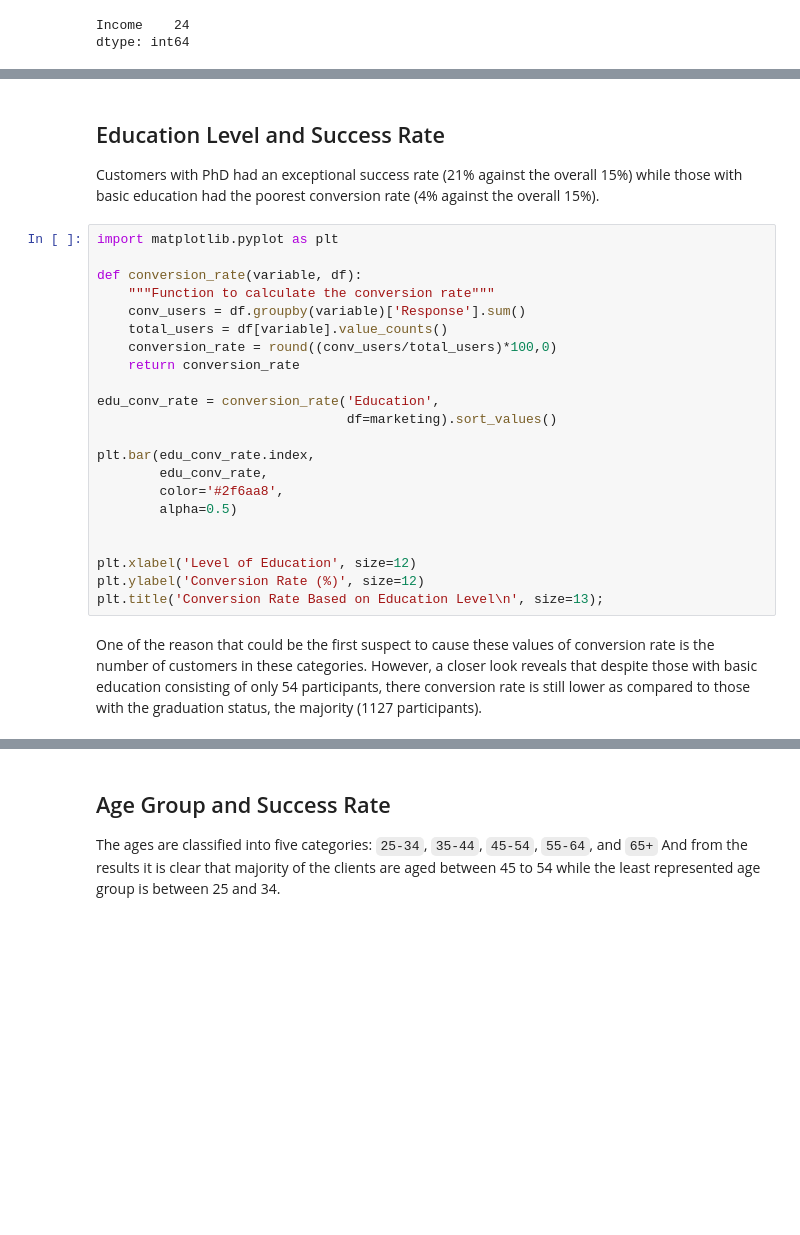
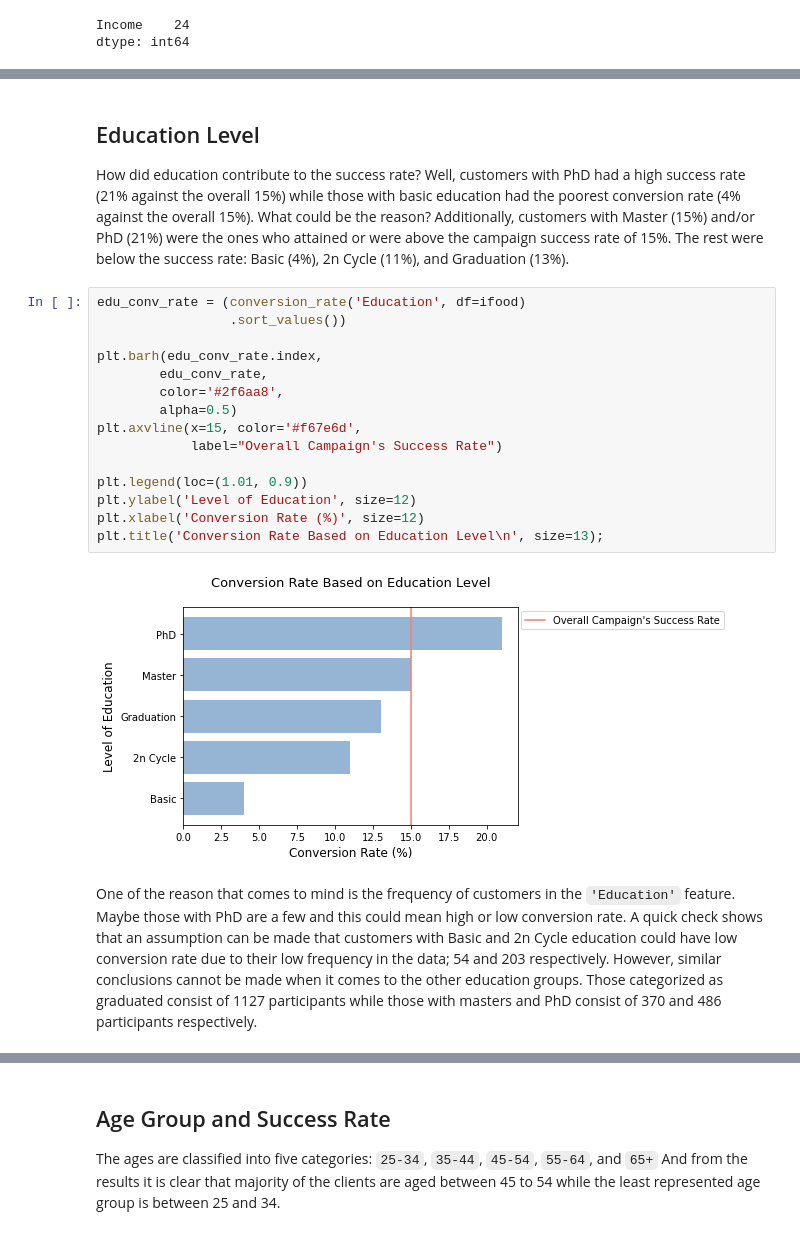
Before and after one commit to Demiga-g/iFood-Marketing-Analysis, a Jupyter notebook: iFood Marketing Analysis.ipynb, the cells around one changed output, grey strips where cells are left out. Saved outputs shown, nothing was run; the diff lists cells and outputs as text; blank space fills up the shorter version.

Commit message:
Conducted Demographic Customer Segmentation using the education and the marital status factors.

```diff
--- a/iFood Marketing Analysis.ipynb
+++ b/iFood Marketing Analysis.ipynb
@@ -128,29 +150,24 @@ complaints = (marketing[marketing['Complain'] == 1]
 # %% [markdown]
-## Education Level and Success Rate
+## Education Level
 
-Customers with PhD had an exceptional success rate (21% against the overall 15%) while those with basic education had the poorest conversion rate (4% against the overall 15%).
+How did education contribute to the success rate? Well, customers with PhD had a high success rate (21% against the overall 15%) while those with basic education had the poorest conversion rate (4% against the overall 15%). What could be the reason? Additionally, customers with Master (15%) and/or PhD (21%) were the ones who attained or were above the campaign success rate of 15%. The rest were below the success rate: Basic (4%), 2n Cycle (11%), and Graduation (13%).
 # %%
-import matplotlib.pyplot as plt
+edu_conv_rate = (conversion_rate('Education', df=ifood)
+                 .sort_values())
 
-def conversion_rate(variable, df):
-    """Function to calculate the conversion rate"""
-    conv_users = df.groupby(variable)['Response'].sum()
-    total_users = df[variable].value_counts()
-    conversion_rate = round((conv_users/total_users)*100,0)
-    return conversion_rate
-
-edu_conv_rate = conversion_rate('Education',
-                                df=marketing).sort_values()
-
-plt.bar(edu_conv_rate.index,
+plt.barh(edu_conv_rate.index,
         edu_conv_rate,
         color='#2f6aa8',
         alpha=0.5)
+plt.axvline(x=15, color='#f67e6d',
+            label="Overall Campaign's Success Rate")
 
-
-plt.xlabel('Level of Education', size=12)
-plt.ylabel('Conversion Rate (%)', size=12)
+plt.legend(loc=(1.01, 0.9))
+plt.ylabel('Level of Education', size=12)
+plt.xlabel('Conversion Rate (%)', size=12)
 plt.title('Conversion Rate Based on Education Level\n', size=13);
+# %% [output]
+[figure, added]
 # %% [markdown]
-One of the reason that could be the first suspect to cause these values of conversion rate is the number of customers in these categories. However, a closer look reveals that despite those with basic education consisting of only 54 participants, there conversion rate is still lower as compared to those with the graduation status, the majority (1127 participants).
+One of the reason that comes to mind is the frequency of customers in the `'Education'` feature. Maybe those with PhD are a few and this could mean high or low conversion rate. A quick check shows that an assumption can be made that customers with Basic and 2n Cycle education could have low conversion rate due to their low frequency in the data; 54 and 203 respectively. However, similar conclusions cannot be made when it comes to the other education groups. Those categorized as graduated consist of 1127 participants while those with masters and PhD consist of 370 and 486 participants respectively.
 # %%
```
Also changed, not shown: parts of 68 cells of this notebook.
